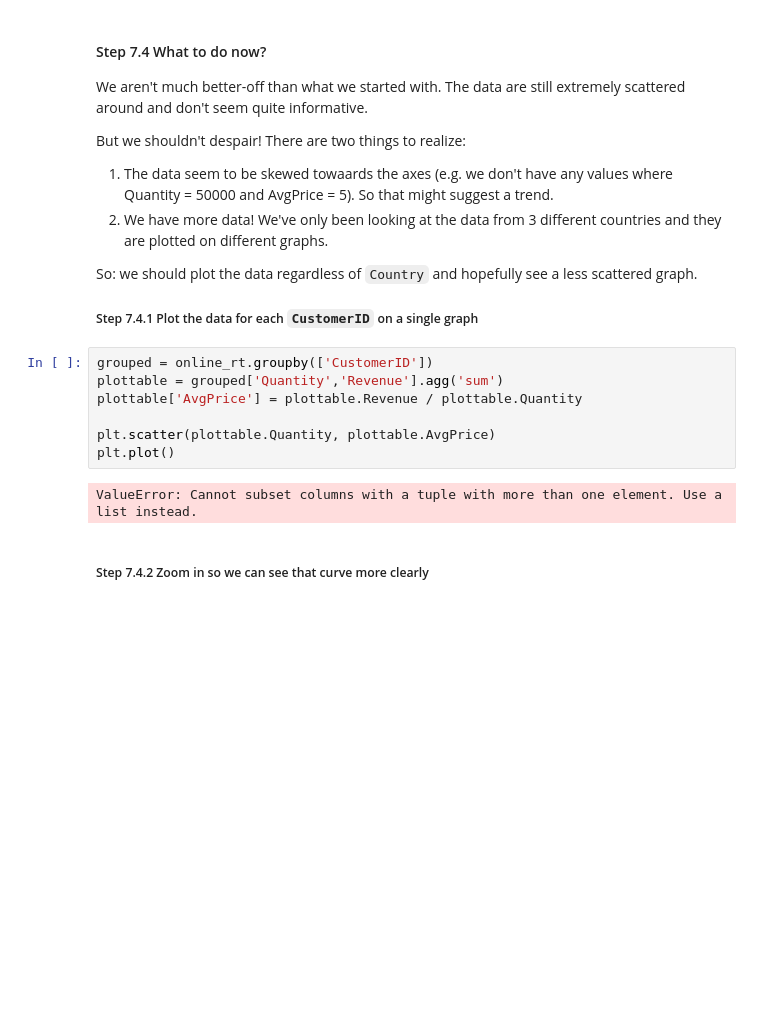
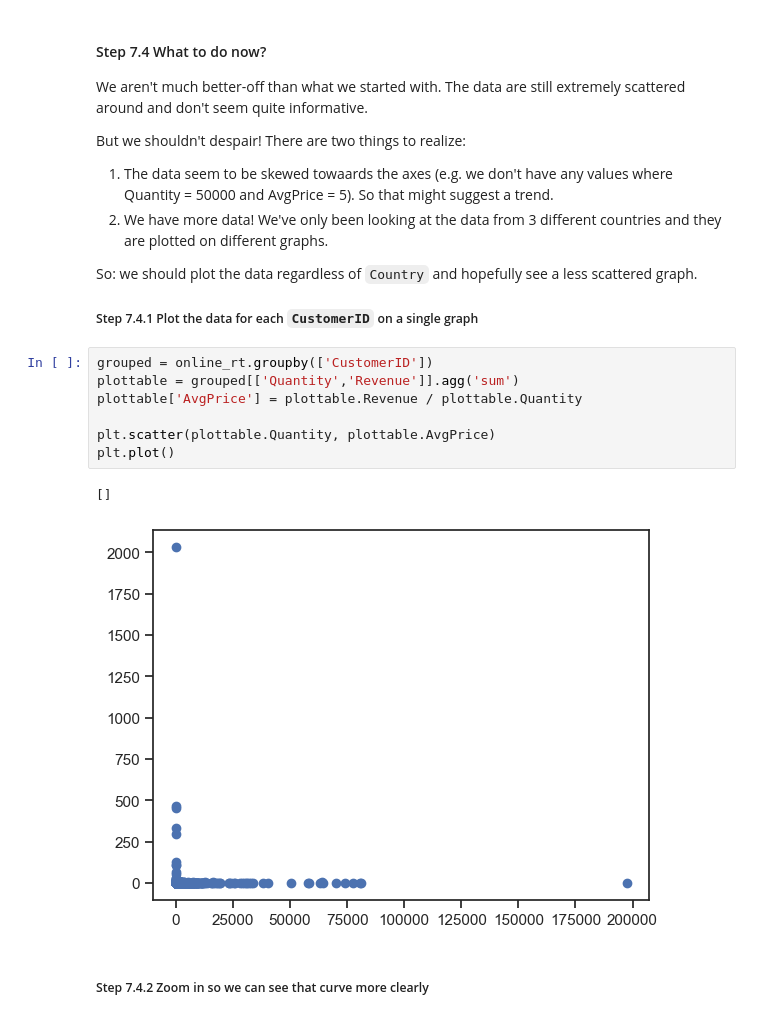
Before and after one commit to risav68111/AIML_Assignment, a Jupyter notebook: file_0.ipynb, the cells around one changed output. Drawn from its saved outputs; the diff is of its cells as text; blank space fills up the shorter version.

```diff
--- a/file_0.ipynb
+++ b/file_0.ipynb
@@ -1047,13 +1055,14 @@ So: we should plot the data regardless of `Country` and hopefully see a less sca
 ##### Step 7.4.1 Plot the data for each `CustomerID` on a single graph
 # %%
 grouped = online_rt.groupby(['CustomerID'])
-plottable = grouped['Quantity','Revenue'].agg('sum')
+plottable = grouped[['Quantity','Revenue']].agg('sum')
 plottable['AvgPrice'] = plottable.Revenue / plottable.Quantity
 
 plt.scatter(plottable.Quantity, plottable.AvgPrice)
 plt.plot()
 # %% [output]
-ValueError: Cannot subset columns with a tuple with more than one element. Use a list instead.
+[]
+[figure, added]
 # %% [markdown]
 ##### Step 7.4.2 Zoom in so we can see that curve more clearly
 # %%
```
Also changed, not shown: parts of 8 cells of this notebook, 1 other file.
